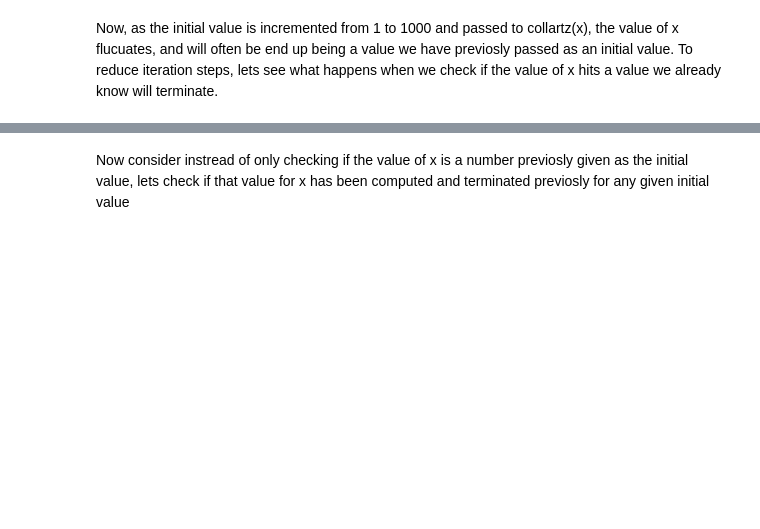
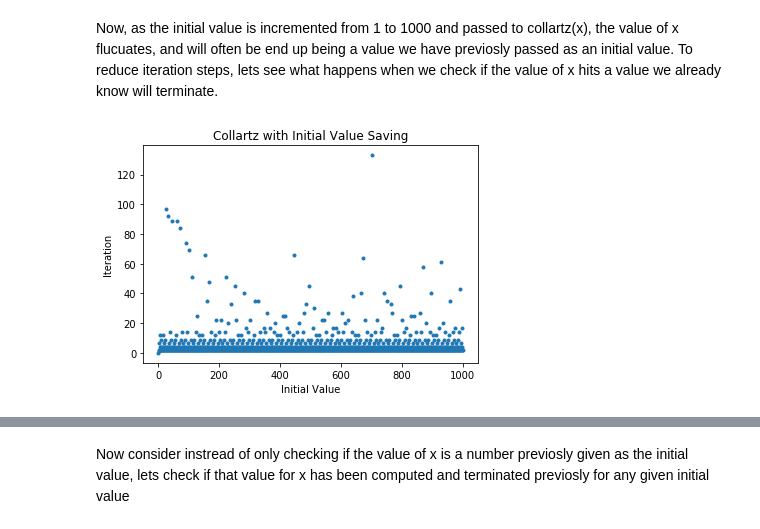
Before and after one commit to maxgillham/CMPE365, a Jupyter notebook: lab1/collartz.ipynb, the cells around one changed output, grey strips where cells are left out. Drawn from its saved outputs; the diff is of its cells as text; code cells hidden in the pictures; blank space fills up the shorter version.

```diff
--- a/lab1/collartz.ipynb
+++ b/lab1/collartz.ipynb
@@ -43,9 +60,16 @@ def collartz(x, checked_values):
 # %%
 initial_value = []
 iteration_count = []
+iteration_accum = []
 for i in range(1000):
     iteration_count.append(collartz(i+1, initial_value))
+    iteration_accum.append(sum(iteration_count))
     initial_value.append(i+1)
 # %%
 plt.scatter(initial_value, iteration_count, marker='.')
+plt.xlabel('Initial Value')
+plt.ylabel('Iteration')
+plt.title('Collartz with Initial Value Saving')
 plt.show()
+# %% [output]
+[figure, added]
```
Also changed, not shown: parts of 35 cells of this notebook.
